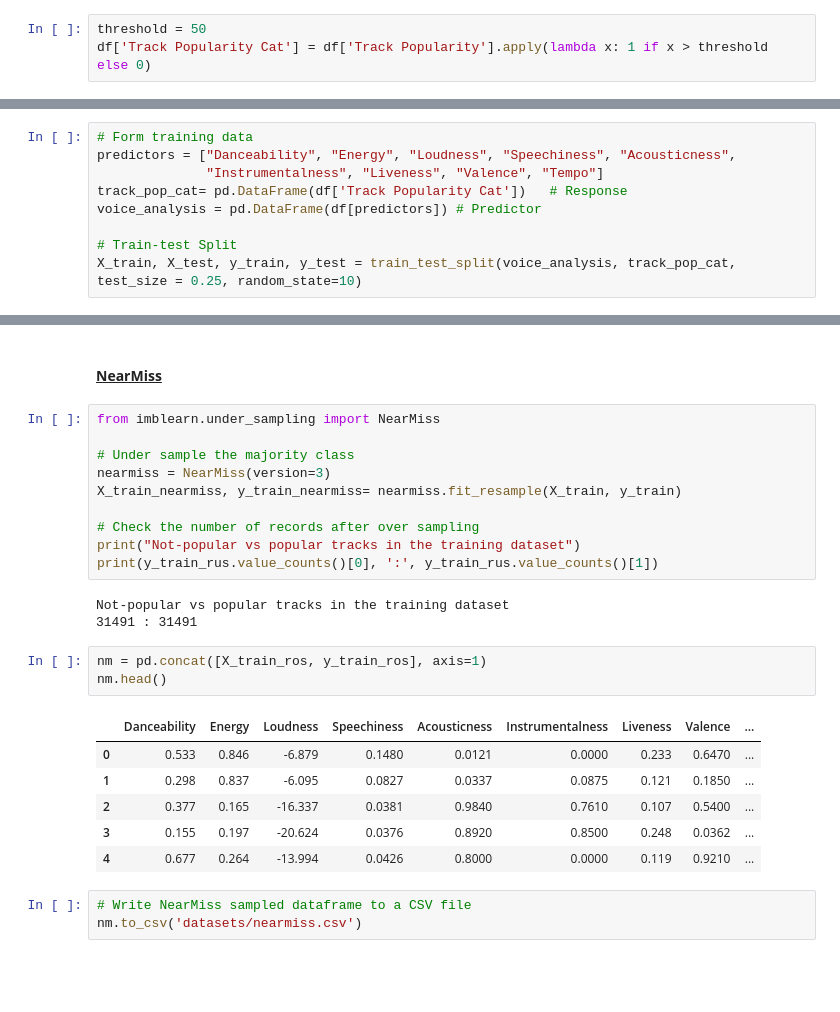
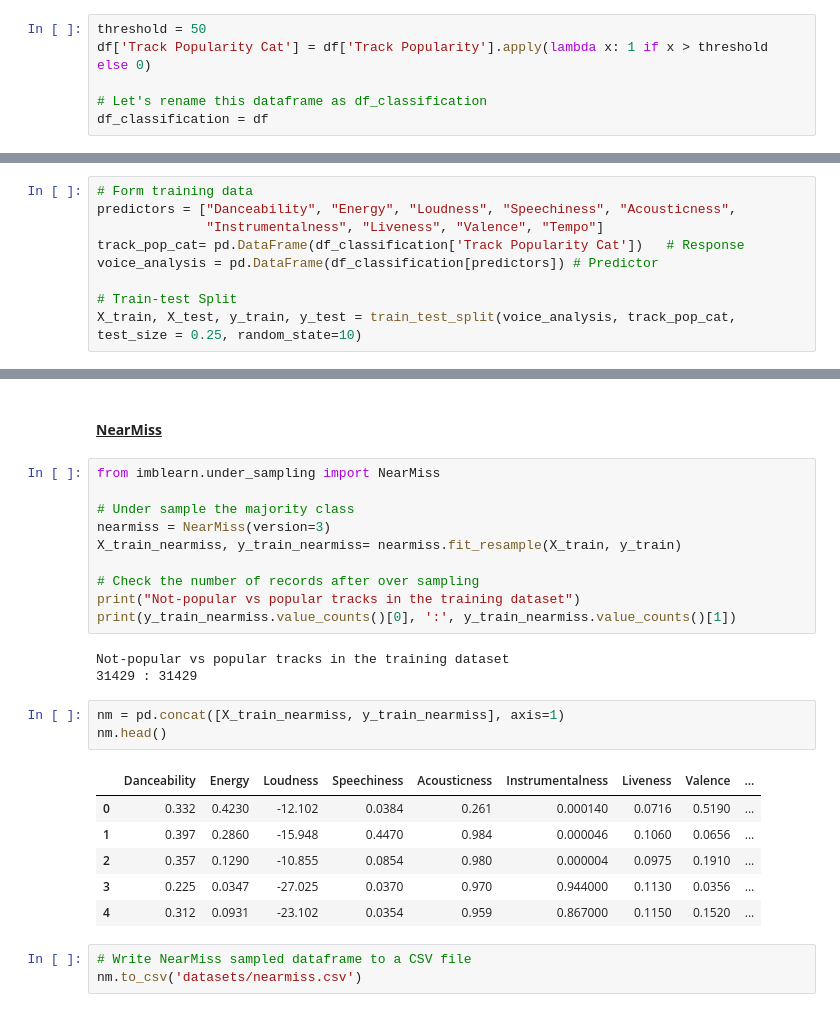
Before and after one commit to justkk4/dsai-spotipy-project, a Jupyter notebook: data-resampling.ipynb, the cells around one changed output, grey strips where cells are left out. Saved outputs shown, nothing was run; the diff lists cells and outputs as text; blank space fills up the shorter version.

```diff
--- a/data-resampling.ipynb
+++ b/data-resampling.ipynb
@@ -229,3 +230,6 @@ We decided to convert the regression problem into a classification problem as we
 # %%
 threshold = 50
 df['Track Popularity Cat'] = df['Track Popularity'].apply(lambda x: 1 if x > threshold else 0)
+
+# Let's rename this dataframe as df_classification
+df_classification = df
@@ -249,8 +279,8 @@ Let's try to balance out the ratio between not-popular and popular tracks using
 # Form training data
 predictors = ["Danceability", "Energy", "Loudness", "Speechiness", "Acousticness",
               "Instrumentalness", "Liveness", "Valence", "Tempo"]
-track_pop_cat= pd.DataFrame(df['Track Popularity Cat'])   # Response
-voice_analysis = pd.DataFrame(df[predictors]) # Predictor
+track_pop_cat= pd.DataFrame(df_classification['Track Popularity Cat'])   # Response
+voice_analysis = pd.DataFrame(df_classification[predictors]) # Predictor
 
 # Train-test Split
 X_train, X_test, y_train, y_test = train_test_split(voice_analysis, track_pop_cat, test_size = 0.25, random_state=10)
@@ -348,20 +401,20 @@ X_train_nearmiss, y_train_nearmiss= nearmiss.fit_resample(X_train, y_train)
 
 # Check the number of records after over sampling
 print("Not-popular vs popular tracks in the training dataset")
-print(y_train_rus.value_counts()[0], ':', y_train_rus.value_counts()[1])
+print(y_train_nearmiss.value_counts()[0], ':', y_train_nearmiss.value_counts()[1])
 # %% [output]
 Not-popular vs popular tracks in the training dataset
-31491 : 31491
+31429 : 31429
 # %%
-nm = pd.concat([X_train_ros, y_train_ros], axis=1)
+nm = pd.concat([X_train_nearmiss, y_train_nearmiss], axis=1)
 nm.head()
 # %% [output]
 |  | Danceability | Energy | Loudness | Speechiness | Acousticness | Instrumentalness | Liveness | Valence | ... |
-| 0 | 0.533 | 0.846 | -6.879 | 0.1480 | 0.0121 | 0.0000 | 0.233 | 0.6470 | ... |
-| 1 | 0.298 | 0.837 | -6.095 | 0.0827 | 0.0337 | 0.0875 | 0.121 | 0.1850 | ... |
-| 2 | 0.377 | 0.165 | -16.337 | 0.0381 | 0.9840 | 0.7610 | 0.107 | 0.5400 | ... |
-| 3 | 0.155 | 0.197 | -20.624 | 0.0376 | 0.8920 | 0.8500 | 0.248 | 0.0362 | ... |
-| 4 | 0.677 | 0.264 | -13.994 | 0.0426 | 0.8000 | 0.0000 | 0.119 | 0.9210 | ... |
+| 0 | 0.332 | 0.4230 | -12.102 | 0.0384 | 0.261 | 0.000140 | 0.0716 | 0.5190 | ... |
+| 1 | 0.397 | 0.2860 | -15.948 | 0.4470 | 0.984 | 0.000046 | 0.1060 | 0.0656 | ... |
+| 2 | 0.357 | 0.1290 | -10.855 | 0.0854 | 0.980 | 0.000004 | 0.0975 | 0.1910 | ... |
+| 3 | 0.225 | 0.0347 | -27.025 | 0.0370 | 0.970 | 0.944000 | 0.1130 | 0.0356 | ... |
+| 4 | 0.312 | 0.0931 | -23.102 | 0.0354 | 0.959 | 0.867000 | 0.1150 | 0.1520 | ... |
 # %%
 # Write NearMiss sampled dataframe to a CSV file
 nm.to_csv('datasets/nearmiss.csv')
```
Also changed, not shown: parts of 28 cells of this notebook, 24 other files.
